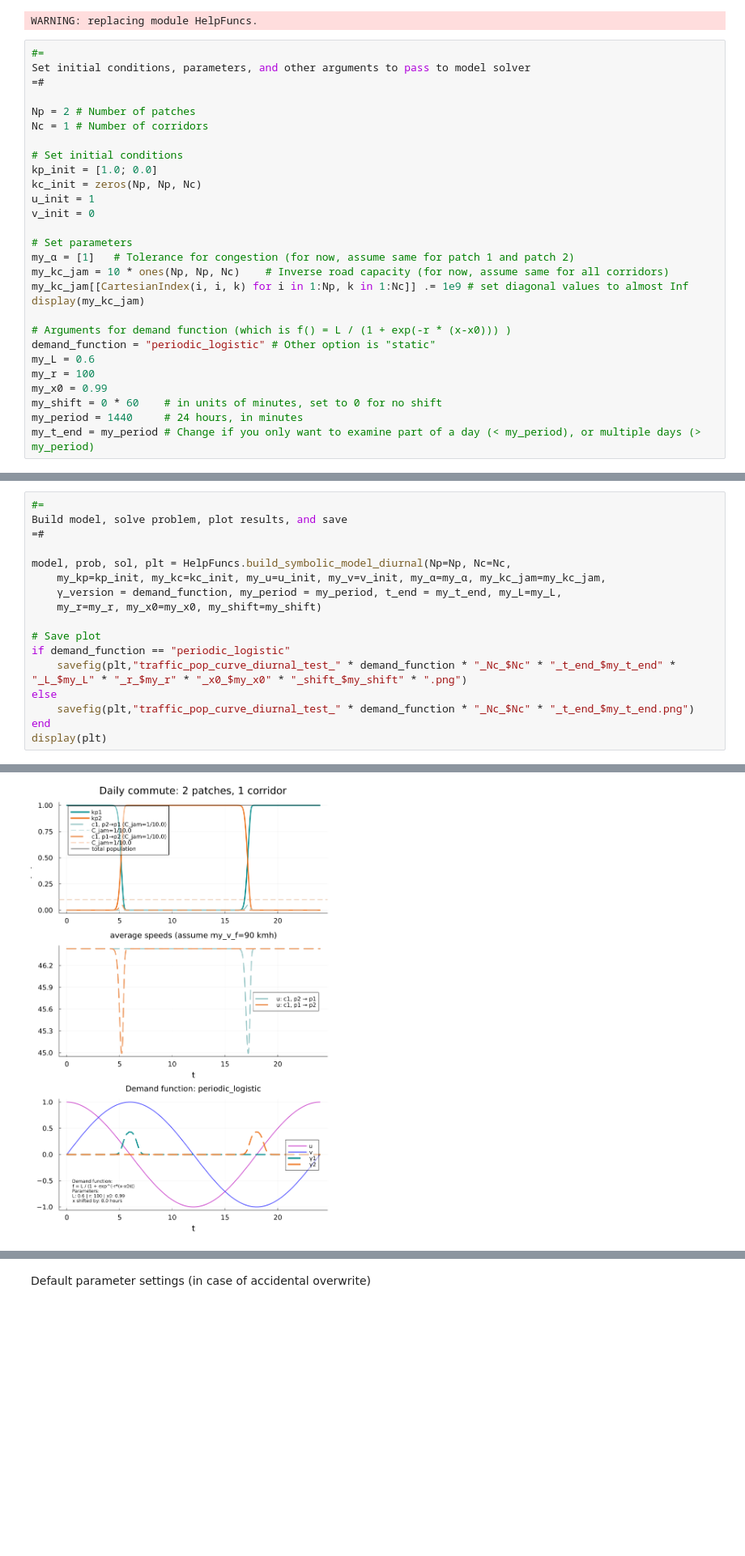
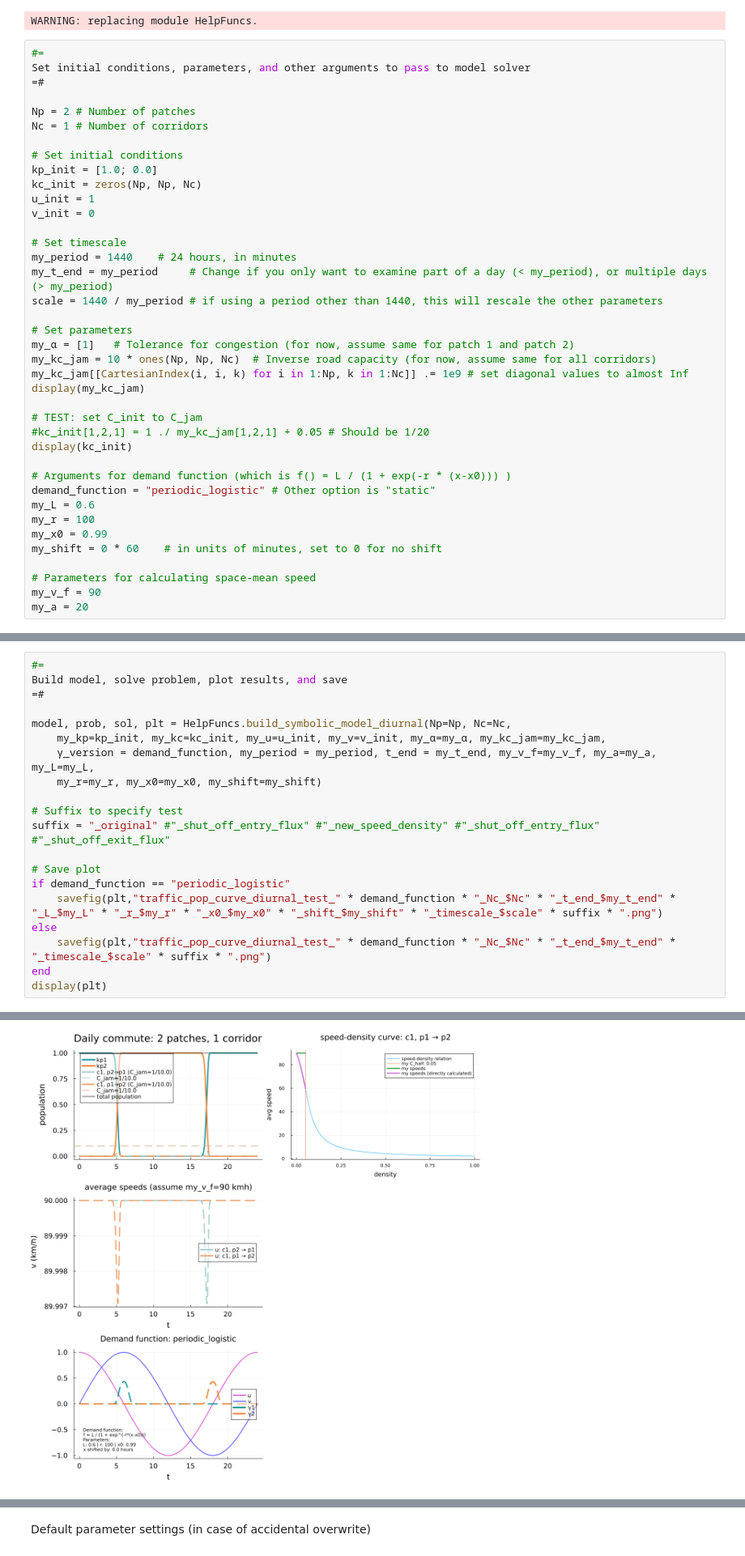
Before and after one commit to acossairt/traffic_air_quality_modeling, a Jupyter notebook: experiments_and_tutorials/2DvectorizedTraffic_troubleshoot.ipynb, the cells around one changed output, grey strips where cells are left out. Shown at 81% size. Cells and saved outputs as stored; diff of their text form; blank space fills up the shorter version.

Commit message:
Replace `calc_space_mean_speed_alternative`

```diff
--- a/experiments_and_tutorials/2DvectorizedTraffic_troubleshoot.ipynb
+++ b/experiments_and_tutorials/2DvectorizedTraffic_troubleshoot.ipynb
@@ -79,11 +79,20 @@ kc_init = zeros(Np, Np, Nc)
 u_init = 1
 v_init = 0
 
+# Set timescale
+my_period = 1440    # 24 hours, in minutes
+my_t_end = my_period     # Change if you only want to examine part of a day (< my_period), or multiple days (> my_period)
+scale = 1440 / my_period # if using a period other than 1440, this will rescale the other parameters
+
 # Set parameters
 my_α = [1]   # Tolerance for congestion (for now, assume same for patch 1 and patch 2)
-my_kc_jam = 10 * ones(Np, Np, Nc)    # Inverse road capacity (for now, assume same for all corridors)
+my_kc_jam = 10 * ones(Np, Np, Nc)  # Inverse road capacity (for now, assume same for all corridors)
 my_kc_jam[[CartesianIndex(i, i, k) for i in 1:Np, k in 1:Nc]] .= 1e9 # set diagonal values to almost Inf
 display(my_kc_jam)
+
+# TEST: set C_init to C_jam
+#kc_init[1,2,1] = 1 ./ my_kc_jam[1,2,1] + 0.05 # Should be 1/20
+display(kc_init)
 
 # Arguments for demand function (which is f() = L / (1 + exp(-r * (x-x0))) )
 demand_function = "periodic_logistic" # Other option is "static"
@@ -91,8 +100,10 @@ my_L = 0.6
 my_r = 100
 my_x0 = 0.99
 my_shift = 0 * 60    # in units of minutes, set to 0 for no shift
-my_period = 1440     # 24 hours, in minutes
-my_t_end = my_period # Change if you only want to examine part of a day (< my_period), or multiple days (> my_period)
+
+# Parameters for calculating space-mean speed
+my_v_f = 90
+my_a = 20
 # %% [output]
 2×2×1 Array{Float64, 3}:
 [:, :, 1] =
@@ -106,14 +124,17 @@ Build model, solve problem, plot results, and save
 
 model, prob, sol, plt = HelpFuncs.build_symbolic_model_diurnal(Np=Np, Nc=Nc,
     my_kp=kp_init, my_kc=kc_init, my_u=u_init, my_v=v_init, my_α=my_α, my_kc_jam=my_kc_jam,
-    γ_version = demand_function, my_period = my_period, t_end = my_t_end, my_L=my_L,
+    γ_version = demand_function, my_period = my_period, t_end = my_t_end, my_v_f=my_v_f, my_a=my_a, my_L=my_L,
     my_r=my_r, my_x0=my_x0, my_shift=my_shift)
+
+# Suffix to specify test
+suffix = "_original" #"_shut_off_entry_flux" #"_new_speed_density" #"_shut_off_entry_flux" #"_shut_off_exit_flux"
 
 # Save plot
 if demand_function == "periodic_logistic"
-    savefig(plt,"traffic_pop_curve_diurnal_test_" * demand_function * "_Nc_$Nc" * "_t_end_$my_t_end" * "_L_$my_L" * "_r_$my_r" * "_x0_$my_x0" * "_shift_$my_shift" * ".png")
+    savefig(plt,"traffic_pop_curve_diurnal_test_" * demand_function * "_Nc_$Nc" * "_t_end_$my_t_end" * "_L_$my_L" * "_r_$my_r" * "_x0_$my_x0" * "_shift_$my_shift" * "_timescale_$scale" * suffix * ".png")
 else
-    savefig(plt,"traffic_pop_curve_diurnal_test_" * demand_function * "_Nc_$Nc" * "_t_end_$my_t_end.png")
+    savefig(plt,"traffic_pop_curve_diurnal_test_" * demand_function * "_Nc_$Nc" * "_t_end_$my_t_end" * "_timescale_$scale" * suffix * ".png")
 end
 display(plt)
 # %% [output]
@@ -124 +145 @@ display(plt)
-[figure, old version]
+[figure, new version]
```
Also changed, not shown: parts of 6 cells of this notebook, 13 other files.
